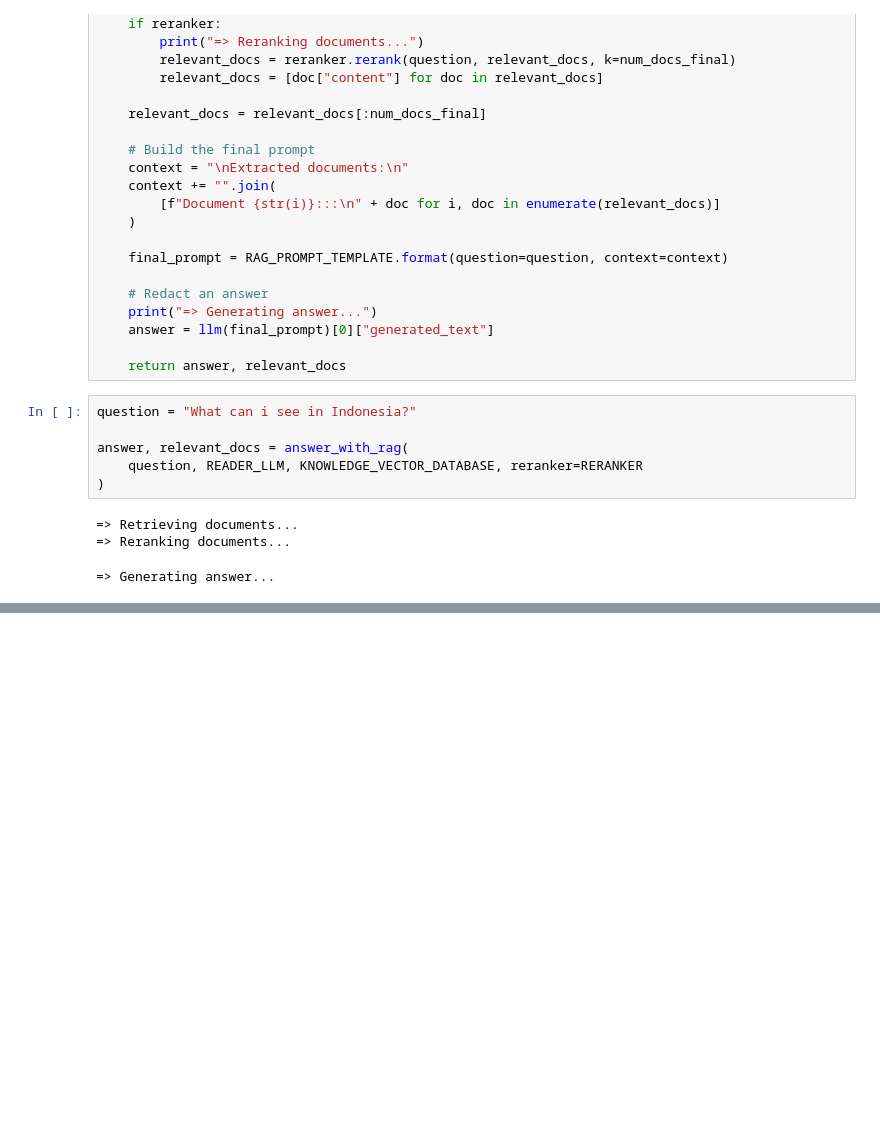
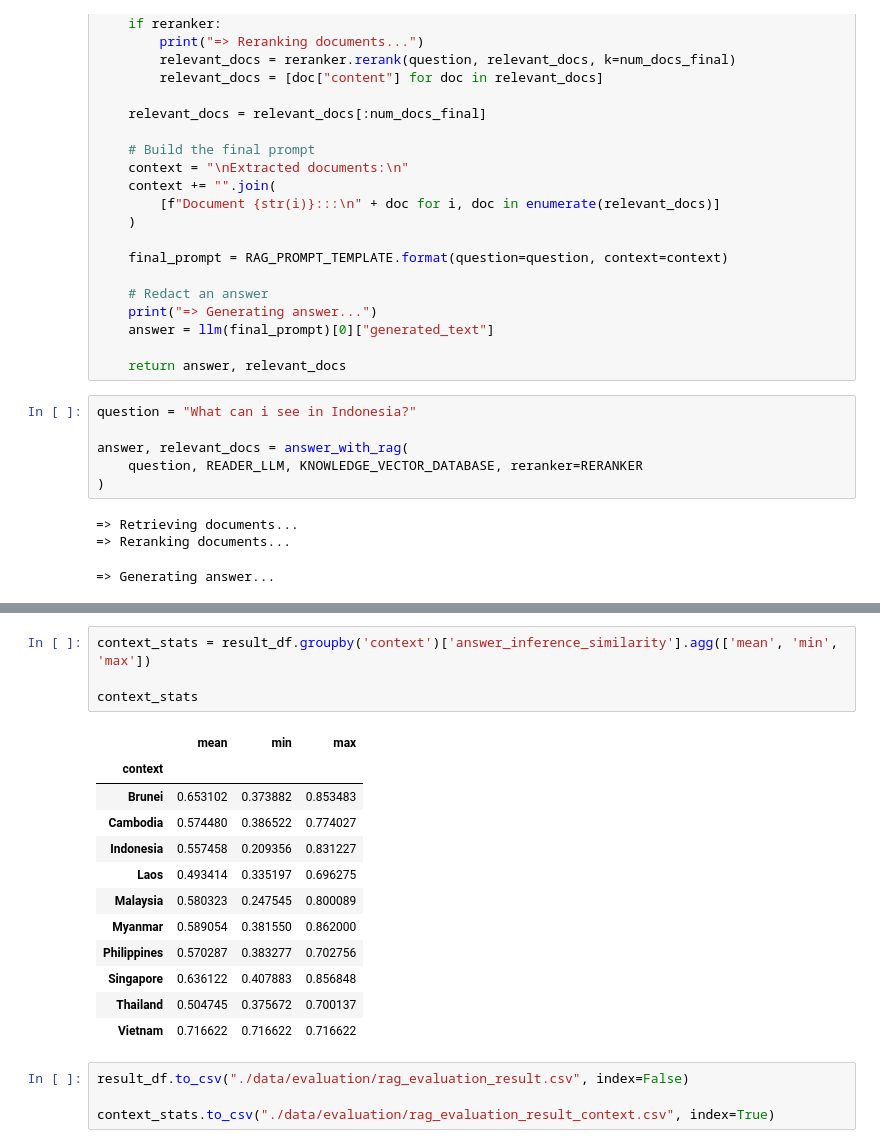
Before and after one commit to rifqifarhansyah/Travel_Recommendation, a Jupyter notebook: RAG/RAG.ipynb, the cells around one changed output, grey strips where cells are left out. Saved outputs shown, nothing was run; the diff lists cells and outputs as text; blank space fills up the shorter version.

```diff
--- a/RAG/RAG.ipynb
+++ b/RAG/RAG.ipynb
@@ -516,0 +662,21 @@ Indonesia is one of the most exotic countries you will ever visit. Indonesia mar
+# %%
+context_stats = result_df.groupby('context')['answer_inference_similarity'].agg(['mean', 'min', 'max'])
+
+context_stats
+# %% [output]
+|  | mean | min | max |
+| context |  |  |  |
+| Brunei | 0.653102 | 0.373882 | 0.853483 |
+| Cambodia | 0.574480 | 0.386522 | 0.774027 |
+| Indonesia | 0.557458 | 0.209356 | 0.831227 |
+| Laos | 0.493414 | 0.335197 | 0.696275 |
+| Malaysia | 0.580323 | 0.247545 | 0.800089 |
+| Myanmar | 0.589054 | 0.381550 | 0.862000 |
+| Philippines | 0.570287 | 0.383277 | 0.702756 |
+| Singapore | 0.636122 | 0.407883 | 0.856848 |
+| Thailand | 0.504745 | 0.375672 | 0.700137 |
+| Vietnam | 0.716622 | 0.716622 | 0.716622 |
+# %%
+result_df.to_csv("./data/evaluation/rag_evaluation_result.csv", index=False)
+
+context_stats.to_csv("./data/evaluation/rag_evaluation_result_context.csv", index=True)
```
Also changed, not shown: parts of 17 cells of this notebook, 5 other files.
